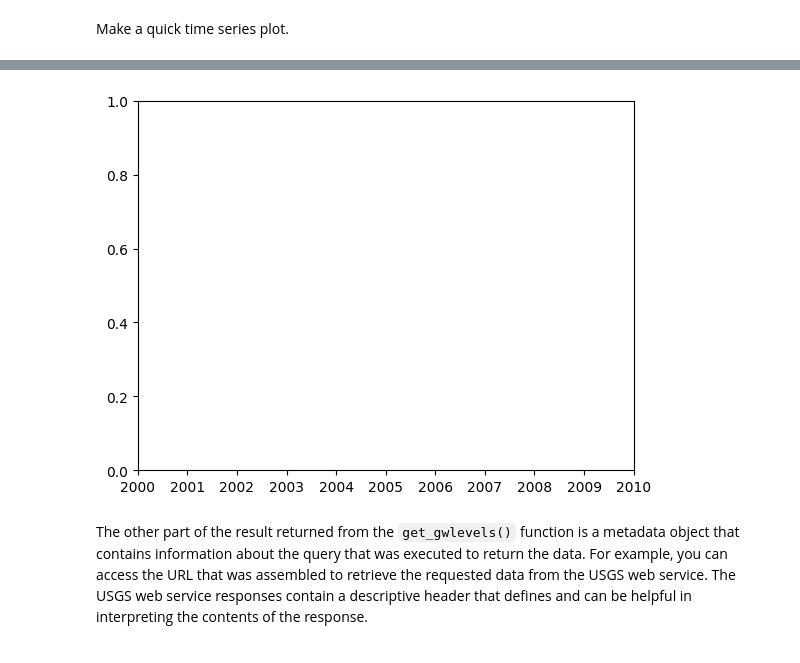
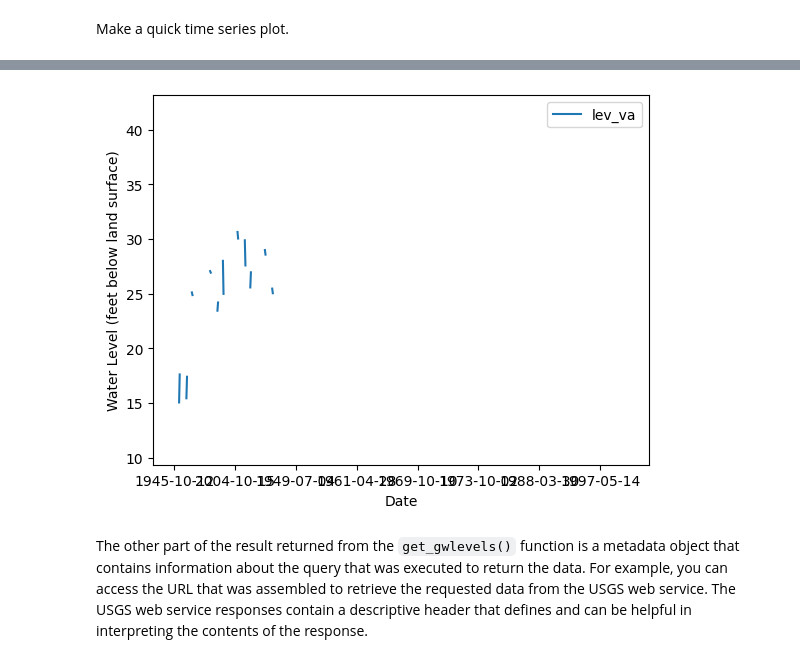
Before and after one commit to DOI-USGS/dataretrieval-python, a Jupyter notebook: examples/USGS_dataretrieval_GroundwaterLevels_Examples.ipynb, the cells around one changed output, grey strips where cells are left out. Saved outputs shown, nothing was run; the diff lists cells and outputs as text; code cells hidden in the pictures.

```diff
--- a/examples/USGS_dataretrieval_GroundwaterLevels_Examples.ipynb
+++ b/examples/USGS_dataretrieval_GroundwaterLevels_Examples.ipynb
@@ -112,7 +113,7 @@ Name: lev_va, dtype: float64
 # %% [markdown]
 Make a quick time series plot.
 # %%
-ax = data[0].plot(y='lev_va')
+ax = data[0].plot(x = 'lev_dt', y='lev_va')
 ax.set_xlabel('Date')
 ax.set_ylabel('Water Level (feet below land surface)')
 # %% [output]
@@ -123,4 +121,4 @@ ConversionError: Failed to convert value(s) to axis units: array([Timestamp('194
-[figure, old version]
+[figure, new version]
 # %% [markdown]
 The other part of the result returned from the `get_gwlevels()` function is a metadata object that contains information about the query that was executed to return the data. For example, you can access the URL that was assembled to retrieve the requested data from the USGS web service. The USGS web service responses contain a descriptive header that defines and can be helpful in interpreting the contents of the response.
 # %%
```
Also changed, not shown: parts of 10 cells of this notebook, 54 other files.
